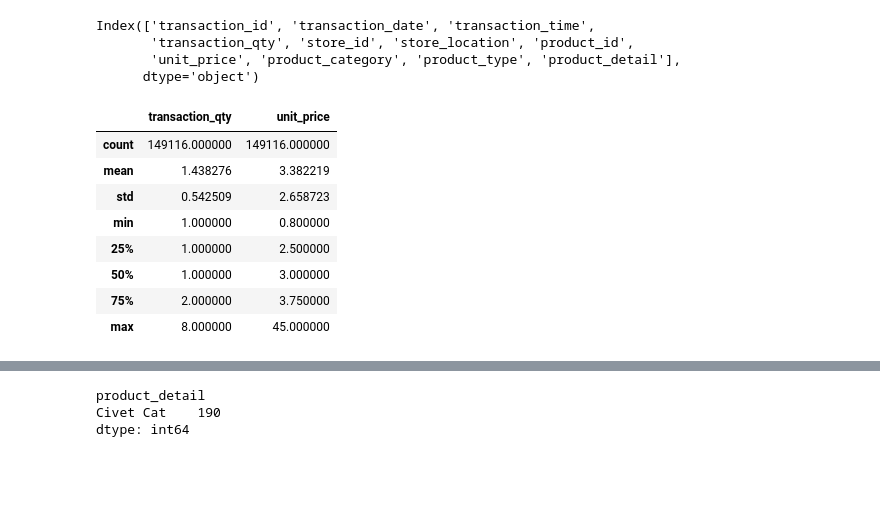
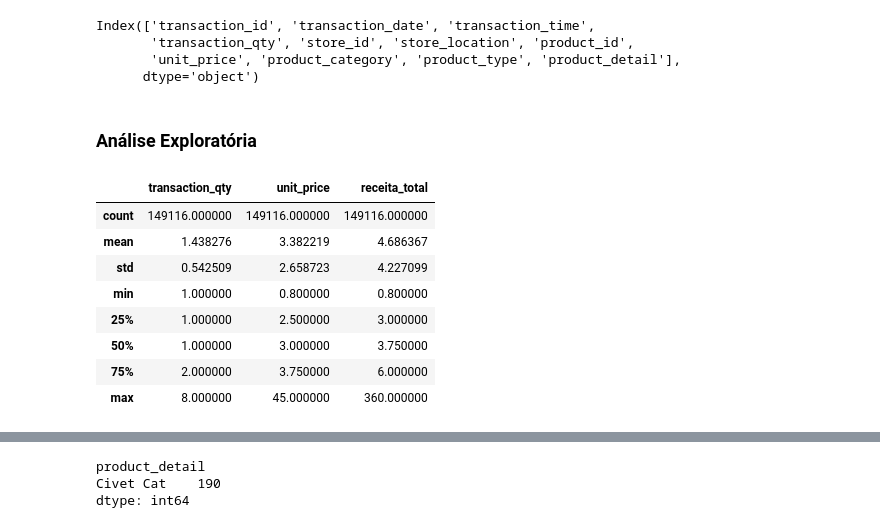
Before and after one commit to YumiiOnoue/Coffee_shop_sales_EDA, a Jupyter notebook: Coffe_Shop_Sale.ipynb, the cells around one changed output, grey strips where cells are left out. Drawn from its saved outputs; the diff is of its cells as text; code cells hidden in the pictures; blank space fills up the shorter version.

```diff
--- a/Coffe_Shop_Sale.ipynb
+++ b/Coffe_Shop_Sale.ipynb
@@ -55,3 +55,5 @@ Index(['transaction_id', 'transaction_date', 'transaction_time',
        'transaction_qty', 'store_id', 'store_location', 'product_id',
        'unit_price', 'product_category', 'product_type', 'product_detail'],
       dtype='object')
+# %% [markdown]
+### Análise Exploratória
@@ -58,13 +62,13 @@ Index(['transaction_id', 'transaction_date', 'transaction_time',
 # %%
 # Estatísticas descritivas básicas
-df[['transaction_qty','unit_price']].describe()
+df[['transaction_qty','unit_price', 'receita_total']].describe()
 # %% [output]
-|  | transaction_qty | unit_price |
-| count | 149116.000000 | 149116.000000 |
-| mean | 1.438276 | 3.382219 |
-| std | 0.542509 | 2.658723 |
-| min | 1.000000 | 0.800000 |
-| 25% | 1.000000 | 2.500000 |
-| 50% | 1.000000 | 3.000000 |
-| 75% | 2.000000 | 3.750000 |
-| max | 8.000000 | 45.000000 |
+|  | transaction_qty | unit_price | receita_total |
+| count | 149116.000000 | 149116.000000 | 149116.000000 |
+| mean | 1.438276 | 3.382219 | 4.686367 |
+| std | 0.542509 | 2.658723 | 4.227099 |
+| min | 1.000000 | 0.800000 | 0.800000 |
+| 25% | 1.000000 | 2.500000 | 3.000000 |
+| 50% | 1.000000 | 3.000000 | 3.750000 |
+| 75% | 2.000000 | 3.750000 | 6.000000 |
+| max | 8.000000 | 45.000000 | 360.000000 |
```
Also changed, not shown: parts of 7 cells of this notebook.
